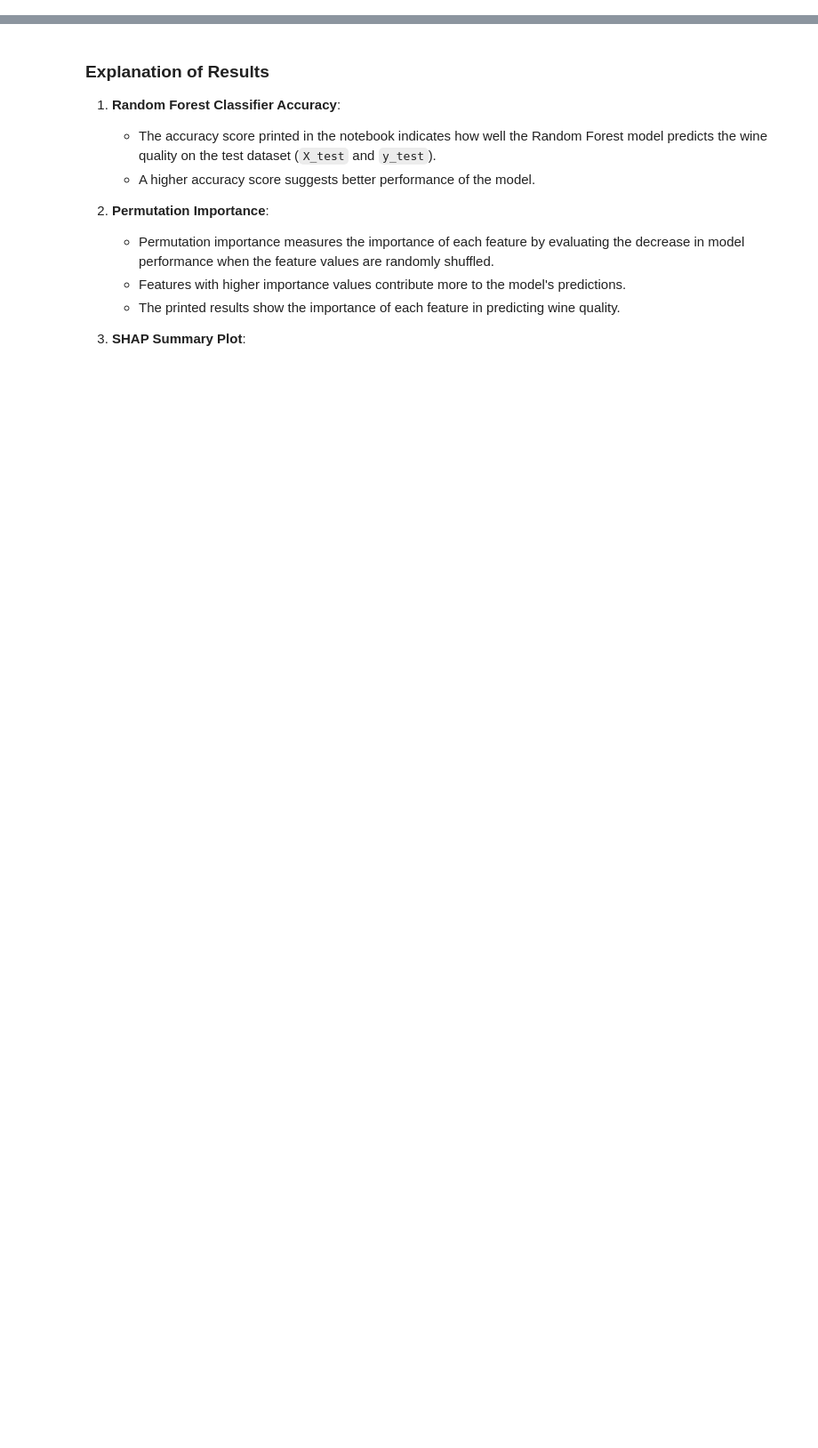
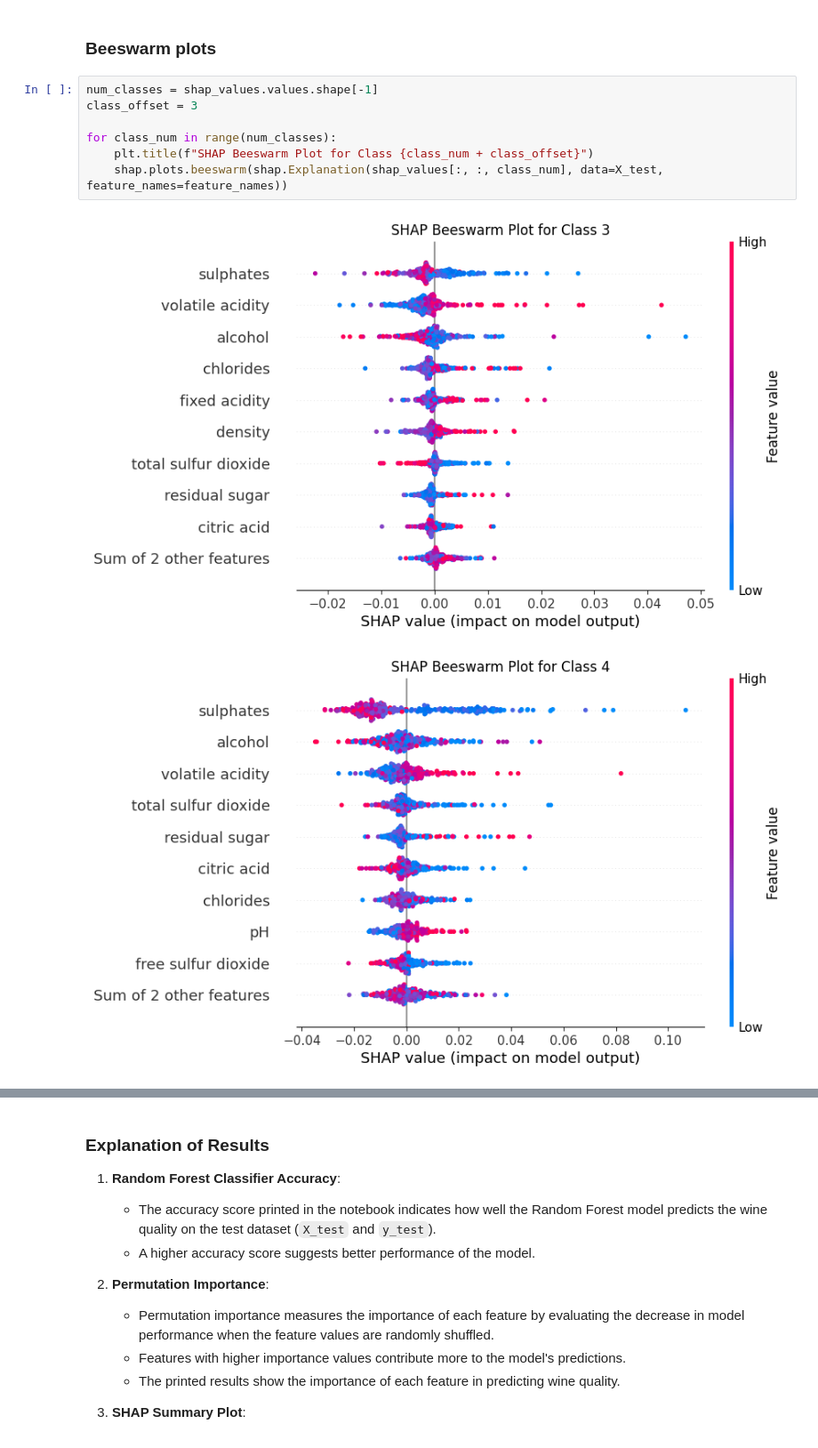
Before and after one commit to DataScienceLabFHSWF/XAI_course, a Jupyter notebook: XAI_Exercises/solutions/Exercise1.ipynb, the cells around one changed output, grey strips where cells are left out. Shown at 89% size. Drawn from its saved outputs; the diff is of its cells as text; blank space fills up the shorter version.

```diff
--- a/XAI_Exercises/solutions/Exercise1.ipynb
+++ b/XAI_Exercises/solutions/Exercise1.ipynb
@@ -60,0 +112,12 @@ pH: 0.0031
+# %% [markdown]
+### Beeswarm plots
+# %%
+num_classes = shap_values.values.shape[-1]
+class_offset = 3
+
+for class_num in range(num_classes):
+    plt.title(f"SHAP Beeswarm Plot for Class {class_num + class_offset}")
+    shap.plots.beeswarm(shap.Explanation(shap_values[:, :, class_num], data=X_test, feature_names=feature_names))
+# %% [output]
+[figure, added]
+[figure, added]
```
Also changed, not shown: parts of 9 cells of this notebook, 2 other files.
